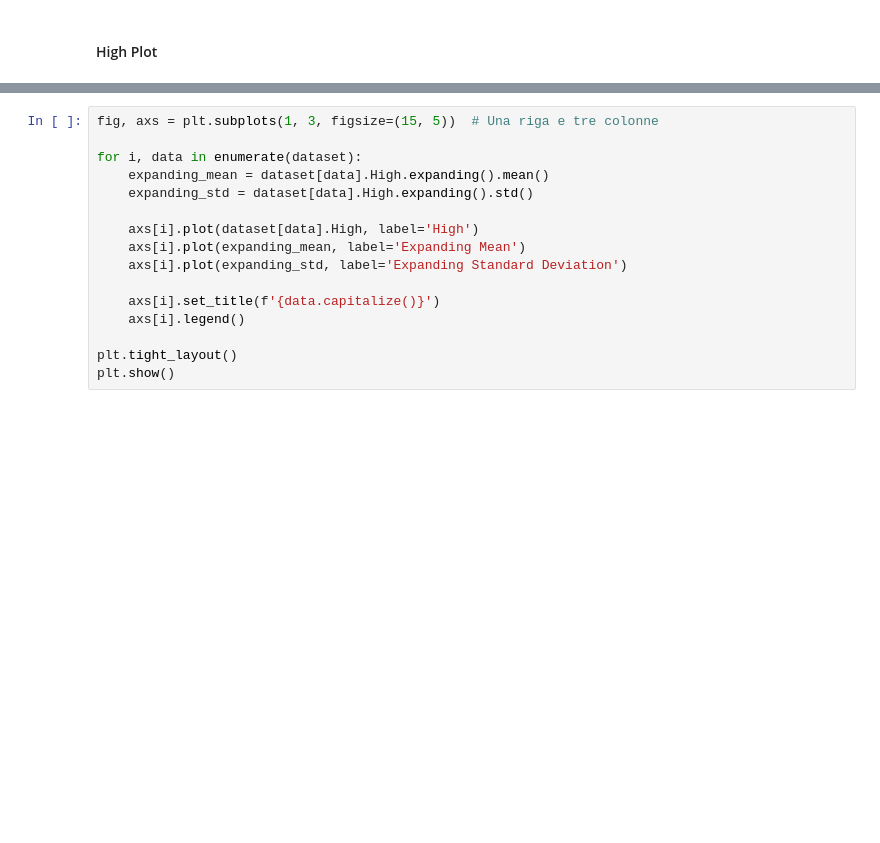
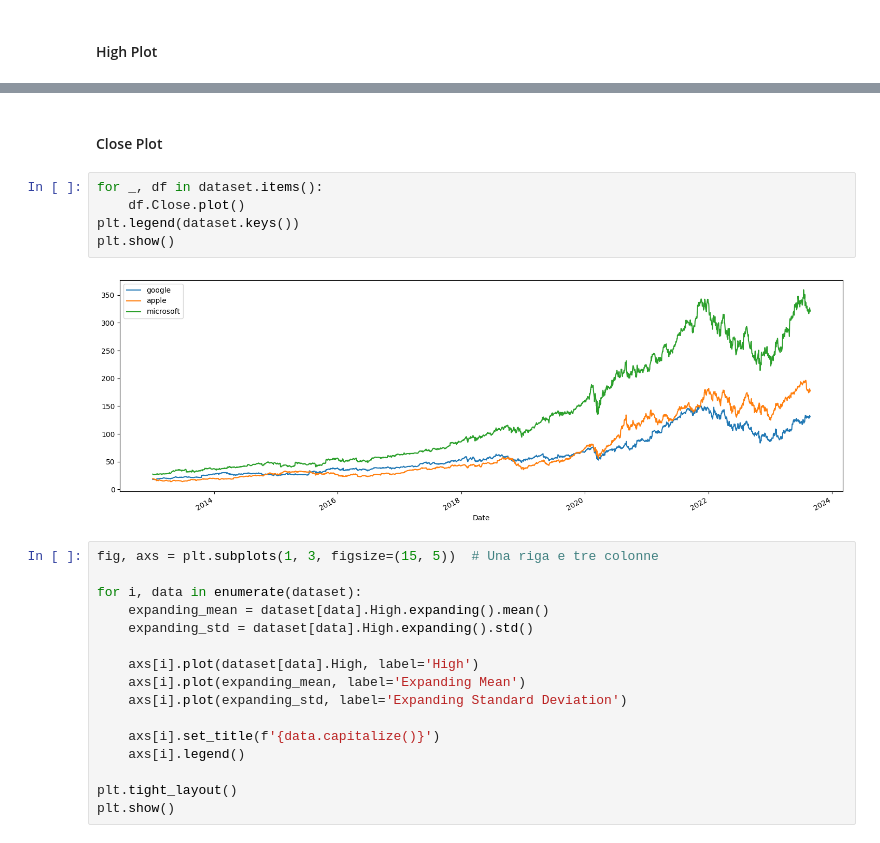
Before and after one commit to GuglielmoCerri/DeepStockForecast, a Jupyter notebook: Stock_market_forecasting.ipynb, the cells around one changed output, grey strips where cells are left out. Cells and saved outputs as stored; diff of their text form; blank space fills up the shorter version.

```diff
--- a/Stock_market_forecasting.ipynb
+++ b/Stock_market_forecasting.ipynb
@@ -95,3 +103,12 @@ plt.show()
+# %% [markdown]
+#### Close Plot
+# %%
+for _, df in dataset.items():
+    df.Close.plot()
+plt.legend(dataset.keys())
+plt.show()
+# %% [output]
+[figure, added]
 # %%
 fig, axs = plt.subplots(1, 3, figsize=(15, 5))  # Una riga e tre colonne
 
```
Also changed, not shown: parts of 21 cells of this notebook.
